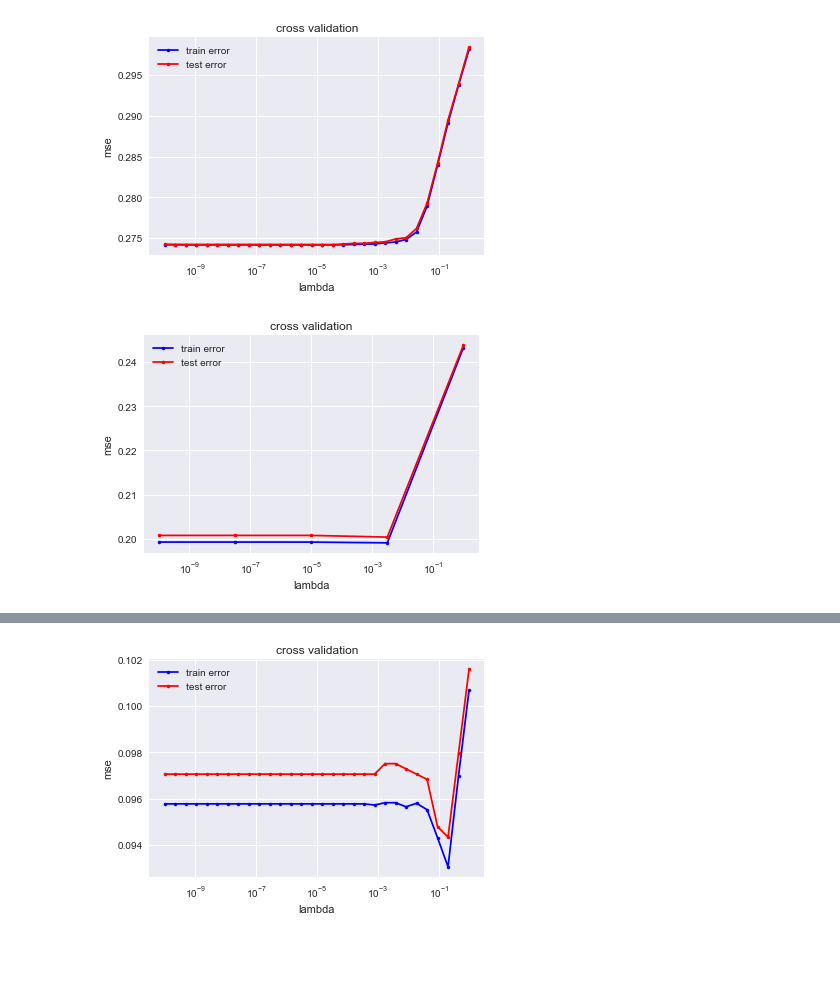
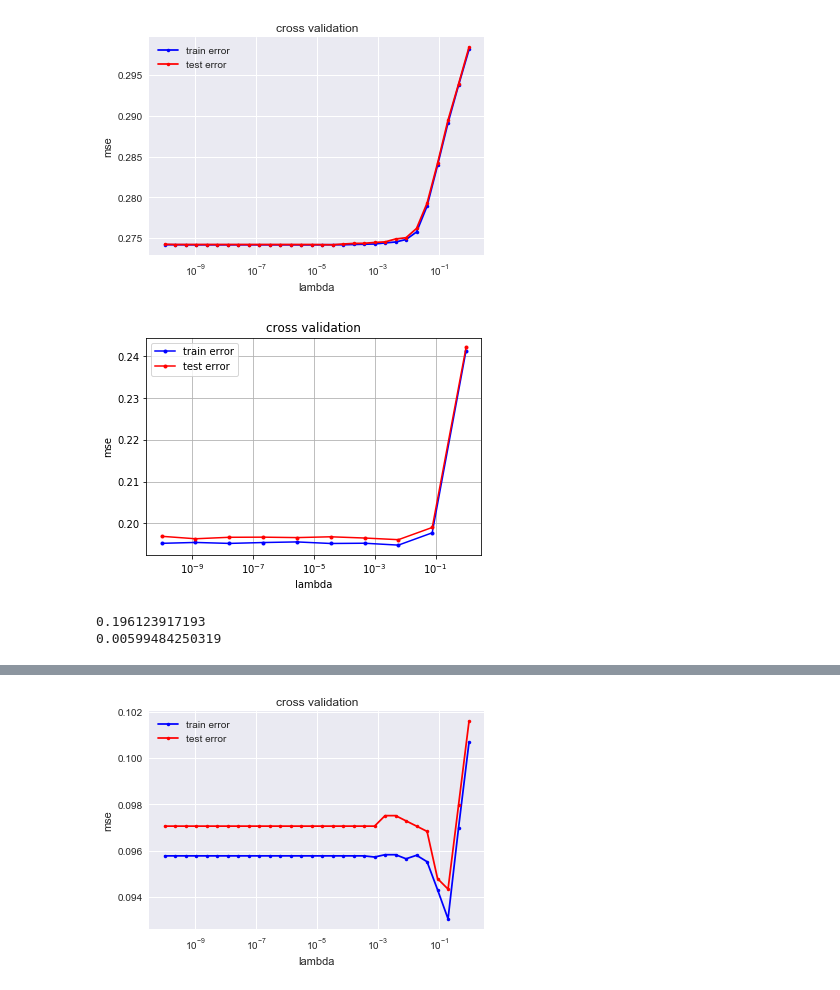
Before and after one commit to inverniz/ML_project, a Jupyter notebook: scripts/Model_building.ipynb, the cells around one changed output, grey strips where cells are left out. Saved outputs shown, nothing was run; the diff lists cells and outputs as text; code cells hidden in the pictures; blank space fills up the shorter version.

```diff
--- a/scripts/Model_building.ipynb
+++ b/scripts/Model_building.ipynb
@@ -252,9 +265,9 @@ lambdas = np.logspace(-10,0,5)
 x_jet, y_jet = x_y_for_jet(x,y, 0, True)
 rmse_tr = []
 rmse_te = []
-degree = 3
+degree = 4
 for lambda_ in lambdas:
-    rmse_tr_, rmse_te_ = cross_validation(y_jet, x_jet, 10, ridge_regression_with_poly, accuracy_with_poly, {'lambda_': lambda_, 'degree': 5}, {'degree': 5},  seed=5)
+    rmse_tr_, rmse_te_ = cross_validation(y_jet, x_jet, 10, ridge_regression_with_poly, accuracy_with_poly, {'lambda_': lambda_, 'degree': degree}, {'degree': degree},  seed=5)
     rmse_tr.append(rmse_tr_)
     rmse_te.append(rmse_te_)
 cross_validation_visualization(lambdas, rmse_tr, rmse_te)
@@ -263,11 +275,0 @@ cross_validation_visualization(lambdas, rmse_tr, rmse_te)
-# %%
-lambdas = np.logspace(-10,0,10)
-x_jet, y_jet = x_y_for_jet(x,y, 1, True)
-rmse_tr = []
-rmse_te = []
-degree = 3
-for lambda_ in lambdas:
-    rmse_tr_, rmse_te_ = cross_validation(y_jet, x_jet, 10, ridge_regression_with_poly, accuracy_with_poly, {'lambda_': lambda_, 'degree': 5}, {'degree': 5},  seed=5)
-    rmse_tr.append(rmse_tr_)
-    rmse_te.append(rmse_te_)
-cross_validation_visualization(lambdas, rmse_tr, rmse_te)
@@ -285,3 +291,14 @@ for lambda_ in lambdas:
 cross_validation_visualization(lambdas, rmse_tr, rmse_te)
 # %% [output]
 [figure]
+# %%
+lambdas = np.logspace(-10,0,10)
+x_jet, y_jet = x_y_for_jet(x,y, 1, True)
+rmse_tr = []
+rmse_te = []
+degree = 6
+for lambda_ in lambdas:
+    rmse_tr_, rmse_te_ = cross_validation(y_jet, x_jet, 10, ridge_regression_with_poly, accuracy_with_poly, {'lambda_': lambda_, 'degree': degree}, {'degree': degree},  seed=5)
+    rmse_tr.append(rmse_tr_)
+    rmse_te.append(rmse_te_)
+cross_validation_visualization(lambdas, rmse_tr, rmse_te)
@@ -297,3 +322,14 @@ for lambda_ in lambdas:
 cross_validation_visualization(lambdas, rmse_tr, rmse_te)
 # %% [output]
 [figure]
+# %%
+lambdas = np.logspace(-10,0,10)
+x_jet, y_jet = x_y_for_jet(x,y, 1, False)
+rmse_tr = []
+rmse_te = []
+degree = 5
+for lambda_ in lambdas:
+    rmse_tr_, rmse_te_ = cross_validation(y_jet, x_jet, 10, ridge_regression_with_poly, accuracy_with_poly, {'lambda_': lambda_, 'degree': degree}, {'degree': degree},  seed=5)
+    rmse_tr.append(rmse_tr_)
+    rmse_te.append(rmse_te_)
+cross_validation_visualization(lambdas, rmse_tr, rmse_te)
@@ -310,18 +354,24 @@ cross_validation_visualization(lambdas, rmse_tr, rmse_te)
 # %% [output]
 [figure]
 # %%
-lambdas = np.logspace(-10,0,5)
+lambdas = np.logspace(-10,0,10)
 x_jet, y_jet = x_y_for_jet(x,y, 2, True)
 rmse_tr = []
 rmse_te = []
-degree = 3
+degree = 7
 for lambda_ in lambdas:
-    rmse_tr_, rmse_te_ = cross_validation(y_jet, x_jet, 10, ridge_regression_with_poly, accuracy_with_poly, {'lambda_': lambda_, 'degree': 5}, {'degree': 5},  seed=5)
+    rmse_tr_, rmse_te_ = cross_validation(y_jet, x_jet, 10, ridge_regression_with_poly, accuracy_with_poly, {'lambda_': lambda_, 'degree': degree}, {'degree': degree},  seed=5)
     rmse_tr.append(rmse_tr_)
     rmse_te.append(rmse_te_)
 cross_validation_visualization(lambdas, rmse_tr, rmse_te)
 # %% [output]
-[figure, old version]
+[figure, new version]
+# %%
+print(np.min(rmse_te))
+print(lambdas[np.argmin(rmse_te)])
+# %% [output]
+0.196123917193
+0.00599484250319
 # %%
 print(np.min(rmse_te))
 print(lambdas[np.argmin(rmse_te)])
```
Also changed, not shown: parts of 19 cells of this notebook, 4 other files.
